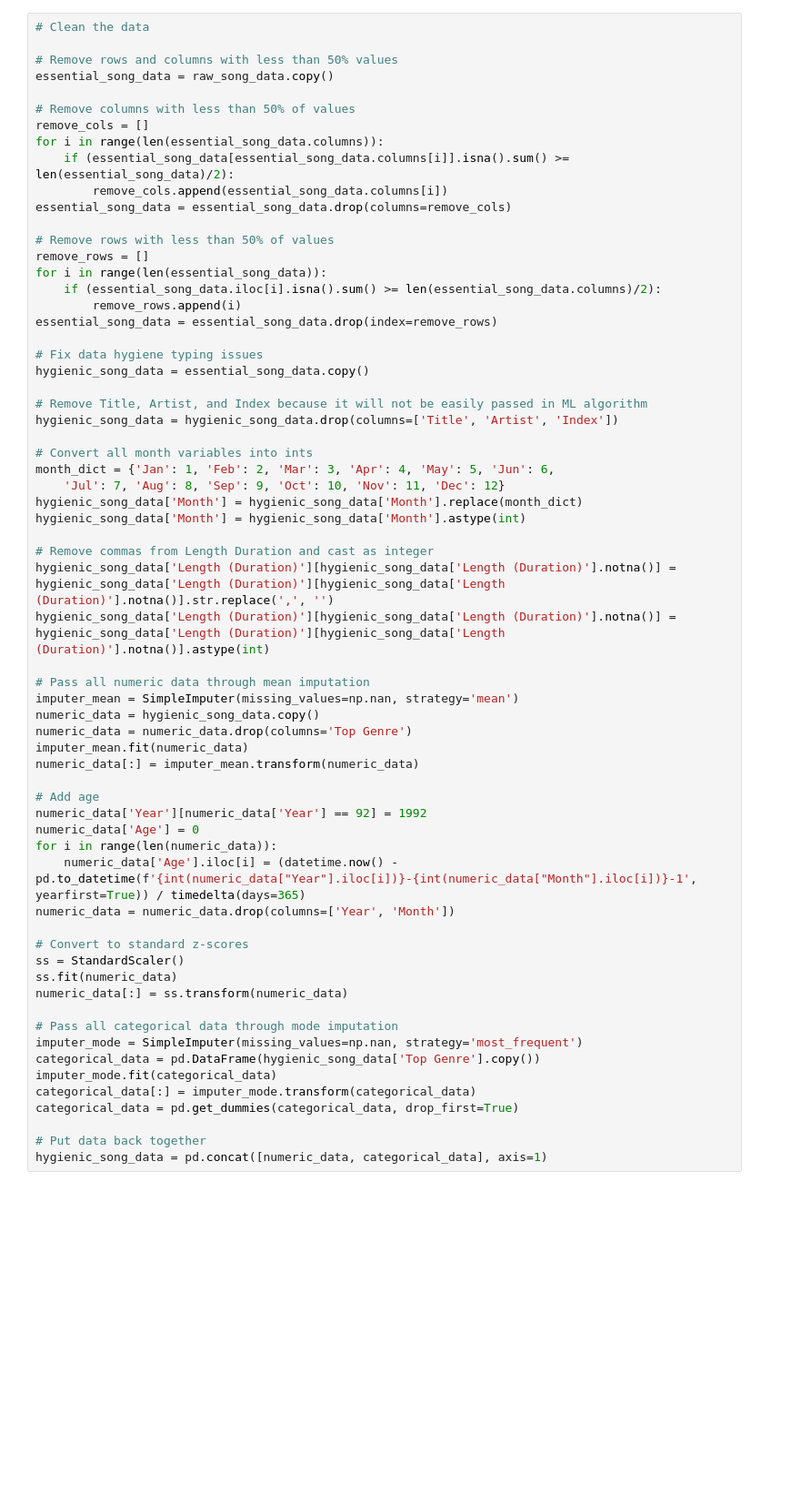
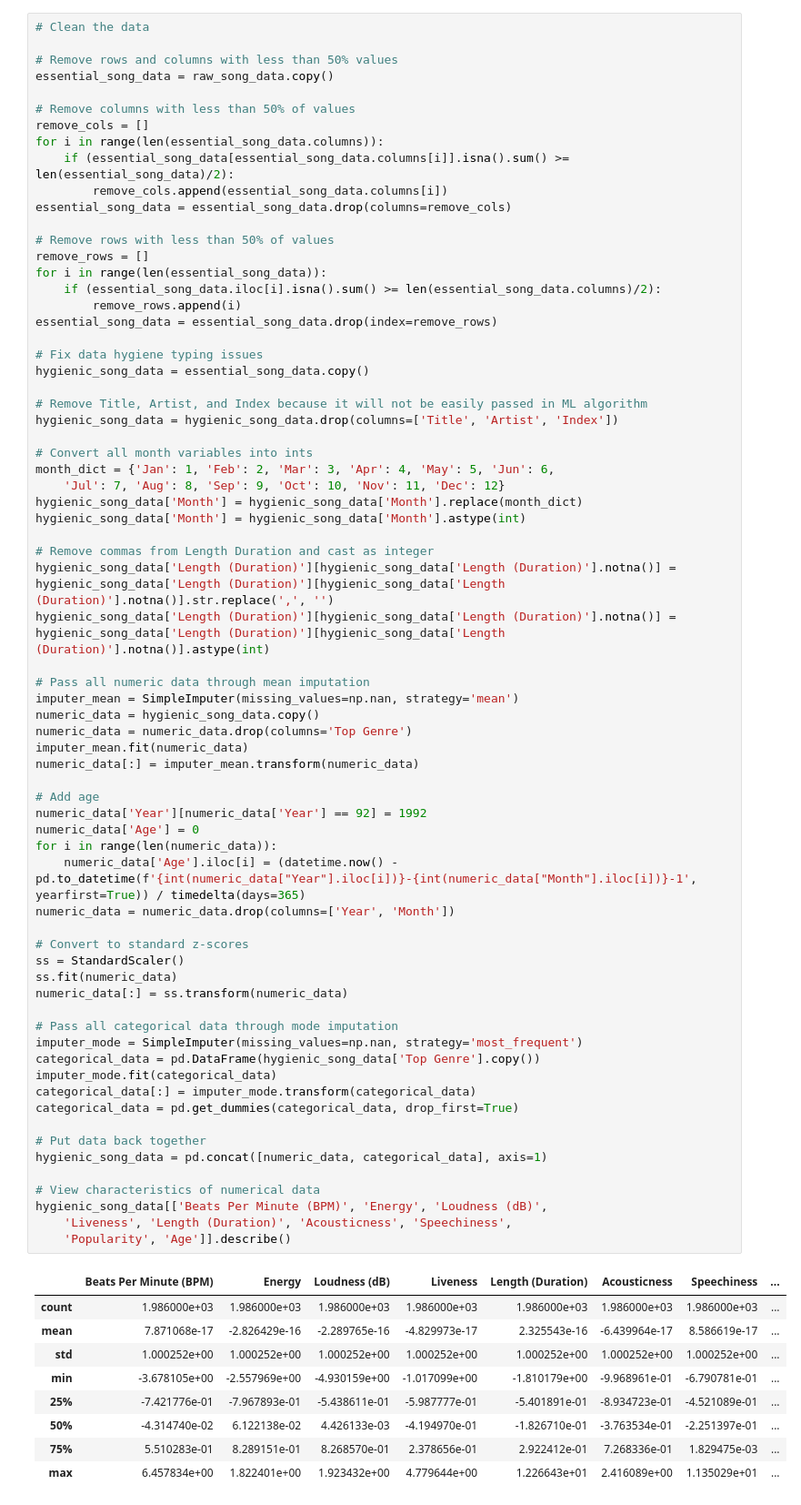
Before and after one commit to jackrlynn3/ml-k-nearest-neighbors, a Jupyter notebook: Appendix/code/example-regression.ipynb, the cells around one changed output. Shown at 91% size. Cells and saved outputs as stored; diff of their text form; blank space fills up the shorter version.

```diff
--- a/Appendix/code/example-regression.ipynb
+++ b/Appendix/code/example-regression.ipynb
@@ -50,30 +83,45 @@ hygienic_song_data['Length (Duration)'][hygienic_song_data['Length (Duration)'].
 hygienic_song_data['Length (Duration)'][hygienic_song_data['Length (Duration)'].notna()] = hygienic_song_data['Length (Duration)'][hygienic_song_data['Length (Duration)'].notna()].astype(int)
 
 # Pass all numeric data through mean imputation
 imputer_mean = SimpleImputer(missing_values=np.nan, strategy='mean')
 numeric_data = hygienic_song_data.copy()
 numeric_data = numeric_data.drop(columns='Top Genre')
 imputer_mean.fit(numeric_data)
 numeric_data[:] = imputer_mean.transform(numeric_data)
 
 # Add age
 numeric_data['Year'][numeric_data['Year'] == 92] = 1992
 numeric_data['Age'] = 0
 for i in range(len(numeric_data)):
     numeric_data['Age'].iloc[i] = (datetime.now() - pd.to_datetime(f'{int(numeric_data["Year"].iloc[i])}-{int(numeric_data["Month"].iloc[i])}-1', yearfirst=True)) / timedelta(days=365)
 numeric_data = numeric_data.drop(columns=['Year', 'Month'])
 
 # Convert to standard z-scores
 ss = StandardScaler()
 ss.fit(numeric_data)
 numeric_data[:] = ss.transform(numeric_data)
 
 # Pass all categorical data through mode imputation
 imputer_mode = SimpleImputer(missing_values=np.nan, strategy='most_frequent')
 categorical_data = pd.DataFrame(hygienic_song_data['Top Genre'].copy())
 imputer_mode.fit(categorical_data)
 categorical_data[:] = imputer_mode.transform(categorical_data)
 categorical_data = pd.get_dummies(categorical_data, drop_first=True)
 
 # Put data back together
 hygienic_song_data = pd.concat([numeric_data, categorical_data], axis=1)
+
+# View characteristics of numerical data
+hygienic_song_data[['Beats Per Minute (BPM)', 'Energy', 'Loudness (dB)',
+    'Liveness', 'Length (Duration)', 'Acousticness', 'Speechiness',
+    'Popularity', 'Age']].describe()
+# %% [output]
+|  | Beats Per Minute (BPM) | Energy | Loudness (dB) | Liveness | Length (Duration) | Acousticness | Speechiness | ... |
+| count | 1.986000e+03 | 1.986000e+03 | 1.986000e+03 | 1.986000e+03 | 1.986000e+03 | 1.986000e+03 | 1.986000e+03 | ... |
+| mean | 7.871068e-17 | -2.826429e-16 | -2.289765e-16 | -4.829973e-17 | 2.325543e-16 | -6.439964e-17 | 8.586619e-17 | ... |
+| std | 1.000252e+00 | 1.000252e+00 | 1.000252e+00 | 1.000252e+00 | 1.000252e+00 | 1.000252e+00 | 1.000252e+00 | ... |
+| min | -3.678105e+00 | -2.557969e+00 | -4.930159e+00 | -1.017099e+00 | -1.810179e+00 | -9.968961e-01 | -6.790781e-01 | ... |
+| 25% | -7.421776e-01 | -7.967893e-01 | -5.438611e-01 | -5.987777e-01 | -5.401891e-01 | -8.934723e-01 | -4.521089e-01 | ... |
+| 50% | -4.314740e-02 | 6.122138e-02 | 4.426133e-03 | -4.194970e-01 | -1.826710e-01 | -3.763534e-01 | -2.251397e-01 | ... |
+| 75% | 5.510283e-01 | 8.289151e-01 | 8.268570e-01 | 2.378656e-01 | 2.922412e-01 | 7.268336e-01 | 1.829475e-03 | ... |
+| max | 6.457834e+00 | 1.822401e+00 | 1.923432e+00 | 4.779644e+00 | 1.226643e+01 | 2.416089e+00 | 1.135029e+01 | ... |
```
Also changed, not shown: parts of 9 cells of this notebook, 2 other files.
